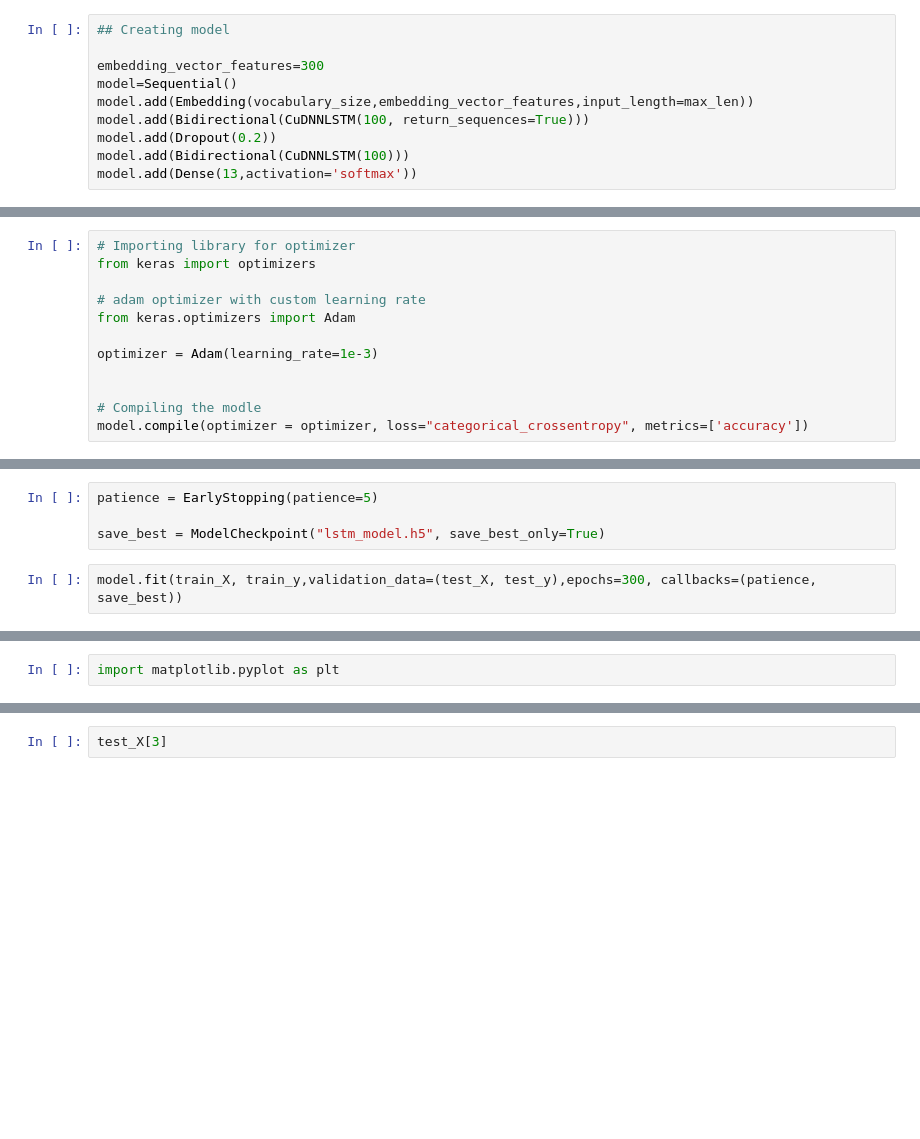
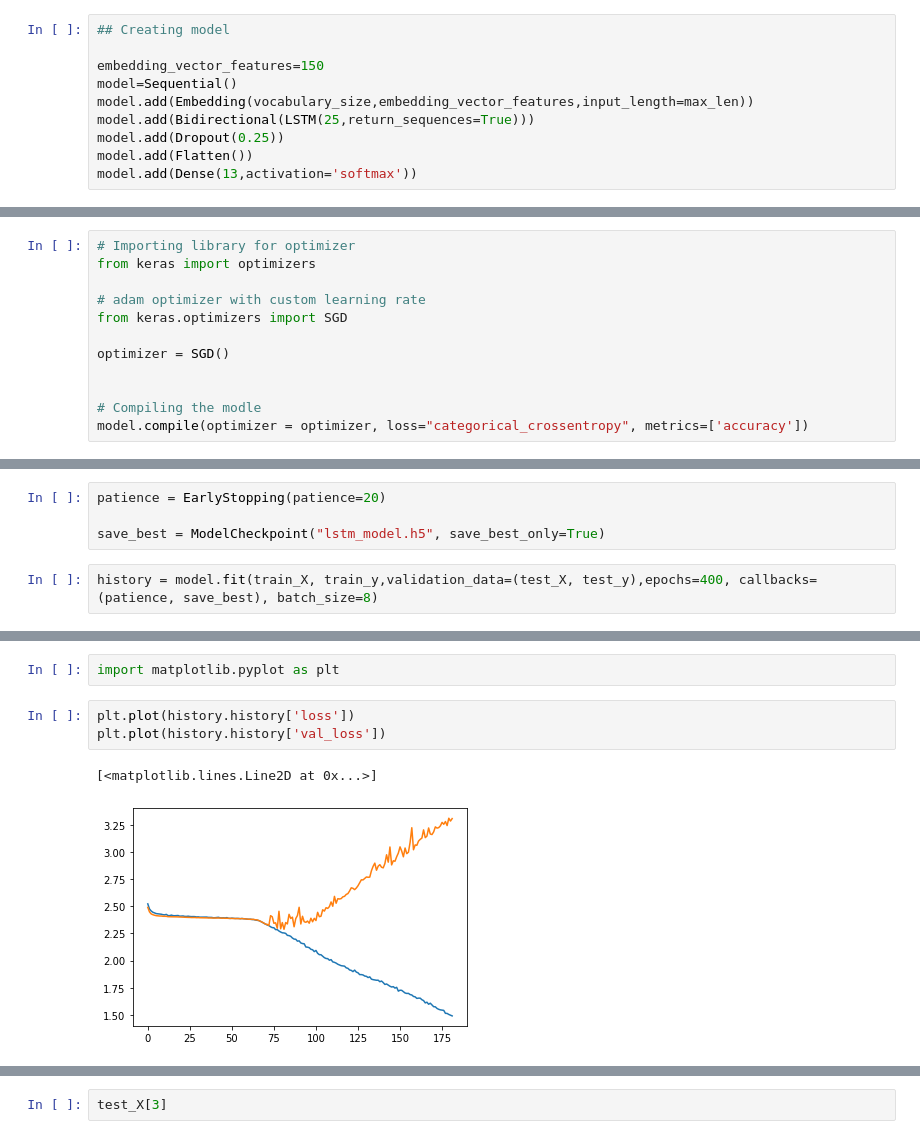
Before and after one commit to abhi-11nav/Text-Emotion-Detection, a Jupyter notebook: Text_Emotion_Detection.ipynb, the cells around one changed output, grey strips where cells are left out. Drawn from its saved outputs; the diff is of its cells as text; blank space fills up the shorter version.

```diff
--- a/Text_Emotion_Detection.ipynb
+++ b/Text_Emotion_Detection.ipynb
@@ -371,10 +407,10 @@ source :https://stats.stackexchange.com/questions/345990/why-does-the-loss-accur
 # %%
 ## Creating model
 
-embedding_vector_features=300
+embedding_vector_features=150
 model=Sequential()
 model.add(Embedding(vocabulary_size,embedding_vector_features,input_length=max_len))
-model.add(Bidirectional(CuDNNLSTM(100, return_sequences=True)))
-model.add(Dropout(0.2))
-model.add(Bidirectional(CuDNNLSTM(100)))
+model.add(Bidirectional(LSTM(25,return_sequences=True)))
+model.add(Dropout(0.25))
+model.add(Flatten())
 model.add(Dense(13,activation='softmax'))
@@ -383,9 +442,9 @@ model.add(Dense(13,activation='softmax'))
 from keras import optimizers
 
 # adam optimizer with custom learning rate
-from keras.optimizers import Adam
+from keras.optimizers import SGD
 
-optimizer = Adam(learning_rate=1e-3)
+optimizer = SGD()
 
 
 # Compiling the modle
@@ -395,9 +454,9 @@ Keras callbacks
 # %%
 from keras.callbacks import EarlyStopping, ModelCheckpoint
 # %%
-patience = EarlyStopping(patience=5)
+patience = EarlyStopping(patience=20)
 
 save_best = ModelCheckpoint("lstm_model.h5", save_best_only=True)
 # %%
-model.fit(train_X, train_y,validation_data=(test_X, test_y),epochs=300, callbacks=(patience, save_best))
+history = model.fit(train_X, train_y,validation_data=(test_X, test_y),epochs=400, callbacks=(patience, save_best), batch_size=8)
 # %% [output]
@@ -417,2 +481,8 @@ Epoch 6/300
 # %%
 import matplotlib.pyplot as plt
+# %%
+plt.plot(history.history['loss'])
+plt.plot(history.history['val_loss'])
+# %% [output]
+[<matplotlib.lines.Line2D at 0x...>]
+[figure, added]
```
Also changed, not shown: parts of 18 cells of this notebook.
